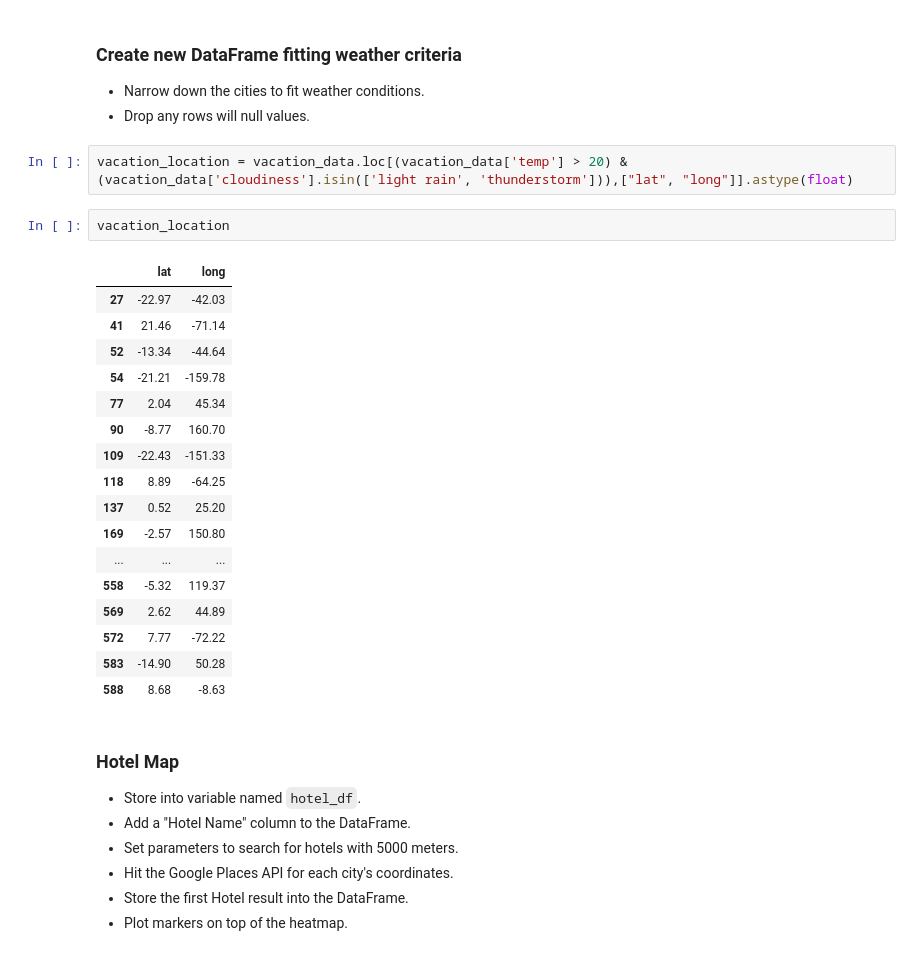
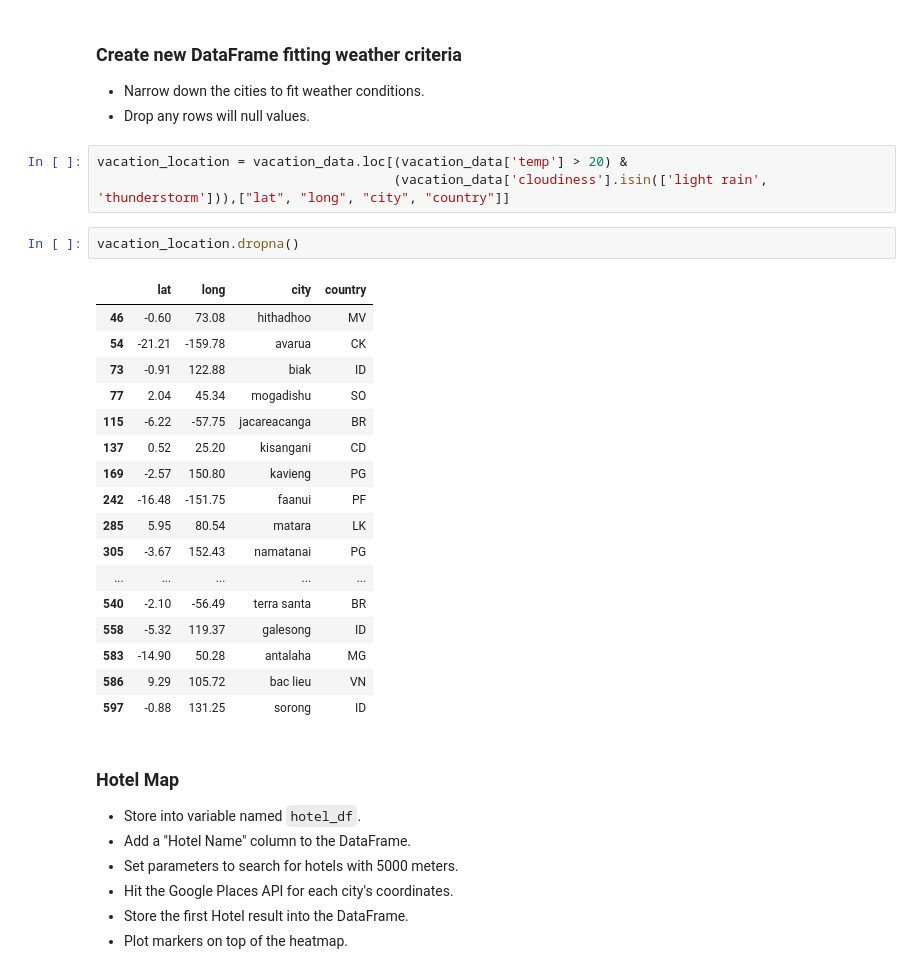
Before and after one commit to Mquinton28/Python_APIs, a Jupyter notebook: VacationPy-Final.ipynb, the cells around one changed output. Cells and saved outputs as stored; diff of their text form.

```diff
--- a/VacationPy-Final.ipynb
+++ b/VacationPy-Final.ipynb
@@ -60,27 +60,28 @@ fig
 * Narrow down the cities to fit weather conditions.
 * Drop any rows will null values.
 # %%
-vacation_location = vacation_data.loc[(vacation_data['temp'] > 20) & (vacation_data['cloudiness'].isin(['light rain', 'thunderstorm'])),["lat", "long"]].astype(float)
+vacation_location = vacation_data.loc[(vacation_data['temp'] > 20) &
+                                      (vacation_data['cloudiness'].isin(['light rain', 'thunderstorm'])),["lat", "long", "city", "country"]]
 # %%
-vacation_location
+vacation_location.dropna()
 # %% [output]
-|  | lat | long |
-| 27 | -22.97 | -42.03 |
-| 41 | 21.46 | -71.14 |
-| 52 | -13.34 | -44.64 |
-| 54 | -21.21 | -159.78 |
-| 77 | 2.04 | 45.34 |
-| 90 | -8.77 | 160.70 |
-| 109 | -22.43 | -151.33 |
-| 118 | 8.89 | -64.25 |
-| 137 | 0.52 | 25.20 |
-| 169 | -2.57 | 150.80 |
-| ... | ... | ... |
-| 558 | -5.32 | 119.37 |
-| 569 | 2.62 | 44.89 |
-| 572 | 7.77 | -72.22 |
-| 583 | -14.90 | 50.28 |
-| 588 | 8.68 | -8.63 |
+|  | lat | long | city | country |
+| 46 | -0.60 | 73.08 | hithadhoo | MV |
+| 54 | -21.21 | -159.78 | avarua | CK |
+| 73 | -0.91 | 122.88 | biak | ID |
+| 77 | 2.04 | 45.34 | mogadishu | SO |
+| 115 | -6.22 | -57.75 | jacareacanga | BR |
+| 137 | 0.52 | 25.20 | kisangani | CD |
+| 169 | -2.57 | 150.80 | kavieng | PG |
+| 242 | -16.48 | -151.75 | faanui | PF |
+| 285 | 5.95 | 80.54 | matara | LK |
+| 305 | -3.67 | 152.43 | namatanai | PG |
+| ... | ... | ... | ... | ... |
+| 540 | -2.10 | -56.49 | terra santa | BR |
+| 558 | -5.32 | 119.37 | galesong | ID |
+| 583 | -14.90 | 50.28 | antalaha | MG |
+| 586 | 9.29 | 105.72 | bac lieu | VN |
+| 597 | -0.88 | 131.25 | sorong | ID |
 # %% [markdown]
 ### Hotel Map
 * Store into variable named `hotel_df`.
```
Also changed, not shown: parts of 7 cells of this notebook, 1 other file.
